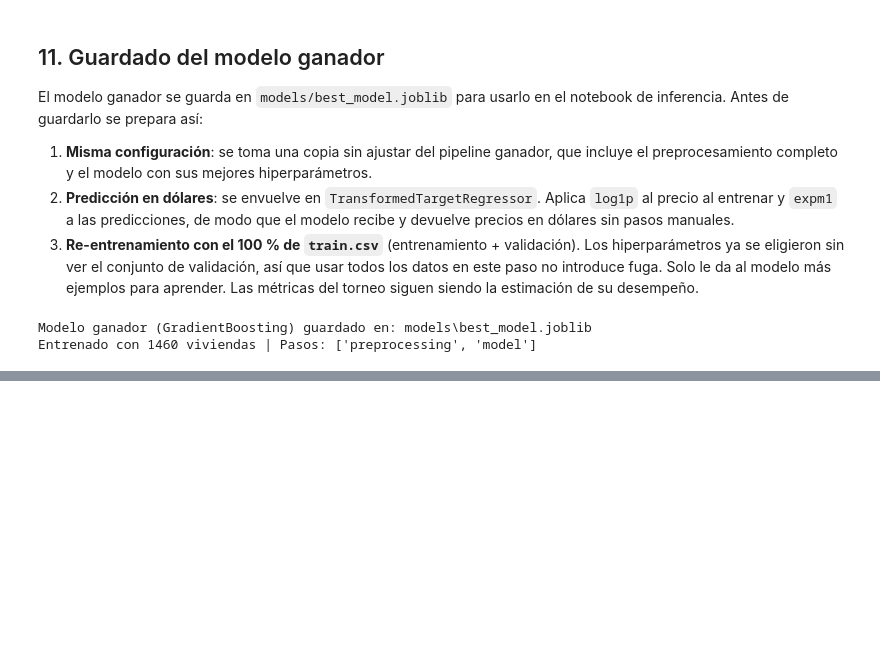
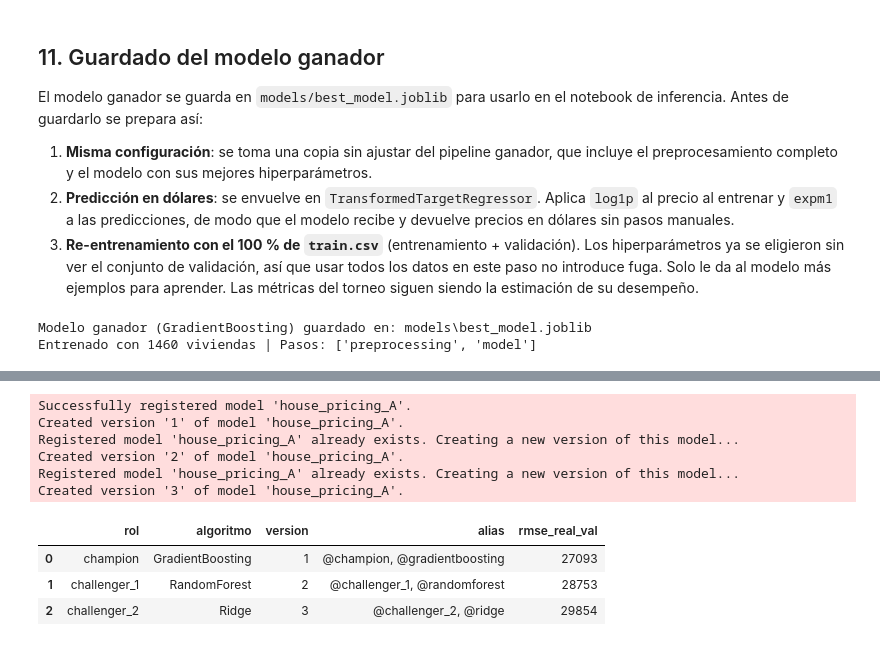
Before and after one commit to 25007402-mls/house_pricing_A, a Jupyter notebook: notebooks/3.0-mls-torneo-modelos.ipynb, the cells around one changed output, grey strips where cells are left out. Drawn from its saved outputs; the diff is of its cells as text; code cells hidden in the pictures; blank space fills up the shorter version.

```diff
--- a/notebooks/3.0-mls-torneo-modelos.ipynb
+++ b/notebooks/3.0-mls-torneo-modelos.ipynb
@@ -387,0 +401,18 @@ Entrenado con 1460 viviendas | Pasos: ['preprocessing', 'model']
+# %%
+# Configuración de MLflow: tracking en SQLite local y experimento del proyecto
+from datetime import datetime
+
+import mlflow
+from mlflow import MlflowClient
+from mlflow.models import infer_signature
+
+MLFLOW_CONFIG = yaml.safe_load(CONFIG_FILE.read_text(encoding="utf-8"))["MLFLOW"]
+EXPERIMENT_NAME = MLFLOW_CONFIG["EXPERIMENT_NAME"]
+REGISTERED_MODEL_NAME = MLFLOW_CONFIG["REGISTERED_MODEL_NAME"]
+
+mlflow.set_tracking_uri(f"sqlite:///{(PROJECT_ROOT / MLFLOW_CONFIG['DB_FILE']).as_posix()}")
+if mlflow.get_experiment_by_name(EXPERIMENT_NAME) is None:
+    mlflow.create_experiment(EXPERIMENT_NAME, artifact_location=(PROJECT_ROOT / MLFLOW_CONFIG["ARTIFACTS_DIR"]).as_uri())
+mlflow.set_experiment(EXPERIMENT_NAME)
+
+print(f"Tracking: {MLFLOW_CONFIG['DB_FILE']} | Experimento: {EXPERIMENT_NAME} | Modelo registrado: {REGISTERED_MODEL_NAME}")
@@ -387,0 +515,56 @@ Entrenado con 1460 viviendas | Pasos: ['preprocessing', 'model']
+# %%
+# Re-entrenamiento de los 3 mejores con todo train.csv y registro con alias de rol y de algoritmo
+from skops.io import dumps, get_untrusted_types
+
+ROLES = ["champion", "challenger_1", "challenger_2"]
+client = MlflowClient()
+# Datos para la firma: todo train.csv con las numéricas como float64 (admiten vacíos en datos nuevos)
+signature_data = train[MODEL_FEATURES].astype(
+    {c: "float64" for c in train[MODEL_FEATURES].select_dtypes("number").columns}
+)
+input_example = signature_data.head(5)
+
+registered = []
+for role, (_, row) in zip(ROLES, results.head(len(ROLES)).iterrows()):
+    name = row["modelo"]
+    if name == winner_name:
+        final_model = best_model
+    else:
+        final_model = TransformedTargetRegressor(
+            regressor=clone(searches[name].best_estimator_), func=np.log1p, inverse_func=np.expm1
+        ).fit(train[MODEL_FEATURES], train[TARGET])
+
+    with mlflow.start_run(run_id=run_ids[name]):
+        model_info = mlflow.sklearn.log_model(
+            final_model,
+            name="model",
+            registered_model_name=REGISTERED_MODEL_NAME,
+            signature=infer_signature(signature_data, final_model.predict(signature_data)),
+            input_example=input_example,
+            skops_trusted_types=get_untrusted_types(data=dumps(final_model)),
+        )
+        mlflow.set_tag("registry_role", role)
+
+    version = model_info.registered_model_version
+    client.set_registered_model_alias(REGISTERED_MODEL_NAME, role, version)
+    client.set_registered_model_alias(REGISTERED_MODEL_NAME, name.lower(), version)
+    client.update_model_version(
+        REGISTERED_MODEL_NAME, version,
+        description=(f"{name} ({role}). RMSE real en validación: {row['rmse_real']:,.0f}. Re-entrenado con el 100 % de train.csv. "
+                     "Predice SalePrice en dólares. Con mlflow.pyfunc, enviar las columnas numéricas como float64."),
+    )
+    registered.append({"rol": role, "algoritmo": name, "version": version,
+                       "alias": f"@{role}, @{name.lower()}", "rmse_real_val": round(row["rmse_real"])})
+
+pd.DataFrame(registered)
+# %% [output]
+Successfully registered model 'house_pricing_A'.
+Created version '1' of model 'house_pricing_A'.
+Registered model 'house_pricing_A' already exists. Creating a new version of this model...
+Created version '2' of model 'house_pricing_A'.
+Registered model 'house_pricing_A' already exists. Creating a new version of this model...
+Created version '3' of model 'house_pricing_A'.
+|  | rol | algoritmo | version | alias | rmse_real_val |
+| 0 | champion | GradientBoosting | 1 | @champion, @gradientboosting | 27093 |
+| 1 | challenger_1 | RandomForest | 2 | @challenger_1, @randomforest | 28753 |
+| 2 | challenger_2 | Ridge | 3 | @challenger_2, @ridge | 29854 |
```
Also changed, not shown: parts of 7 cells of this notebook, 4 other files.
